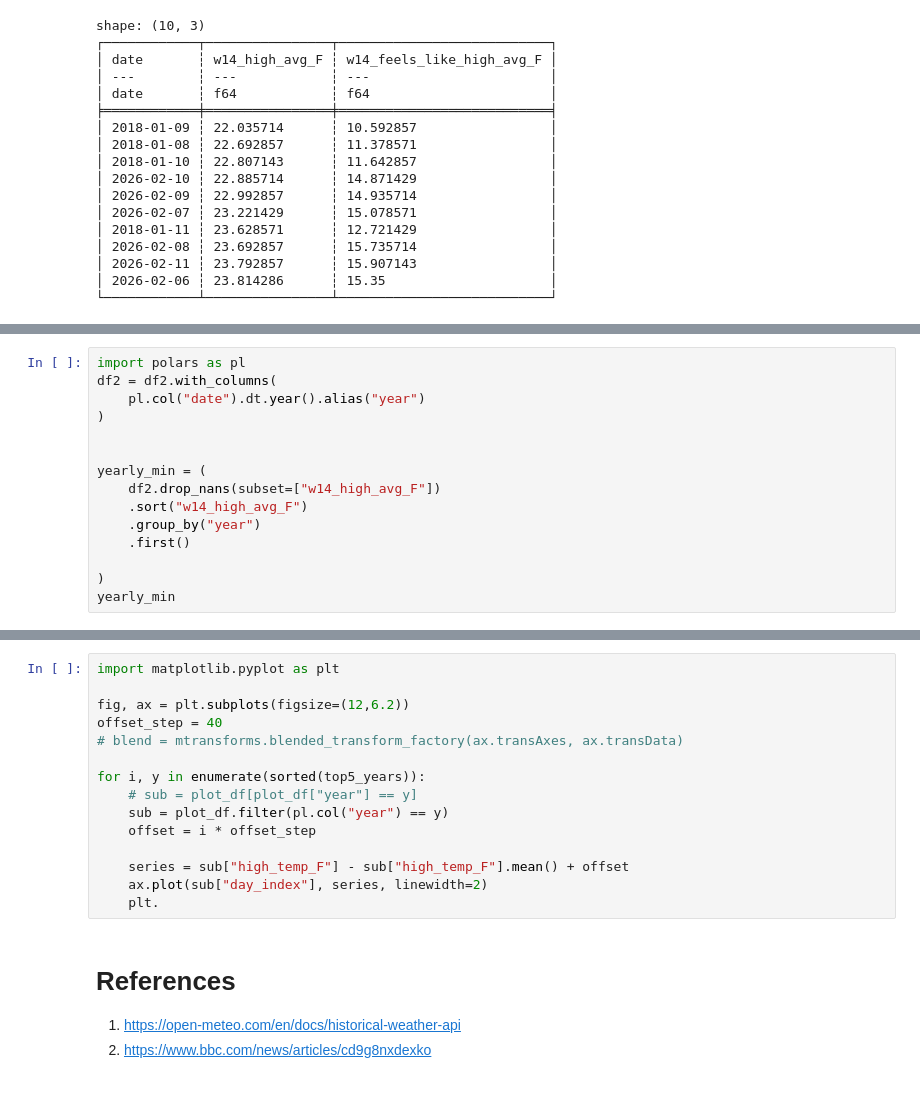
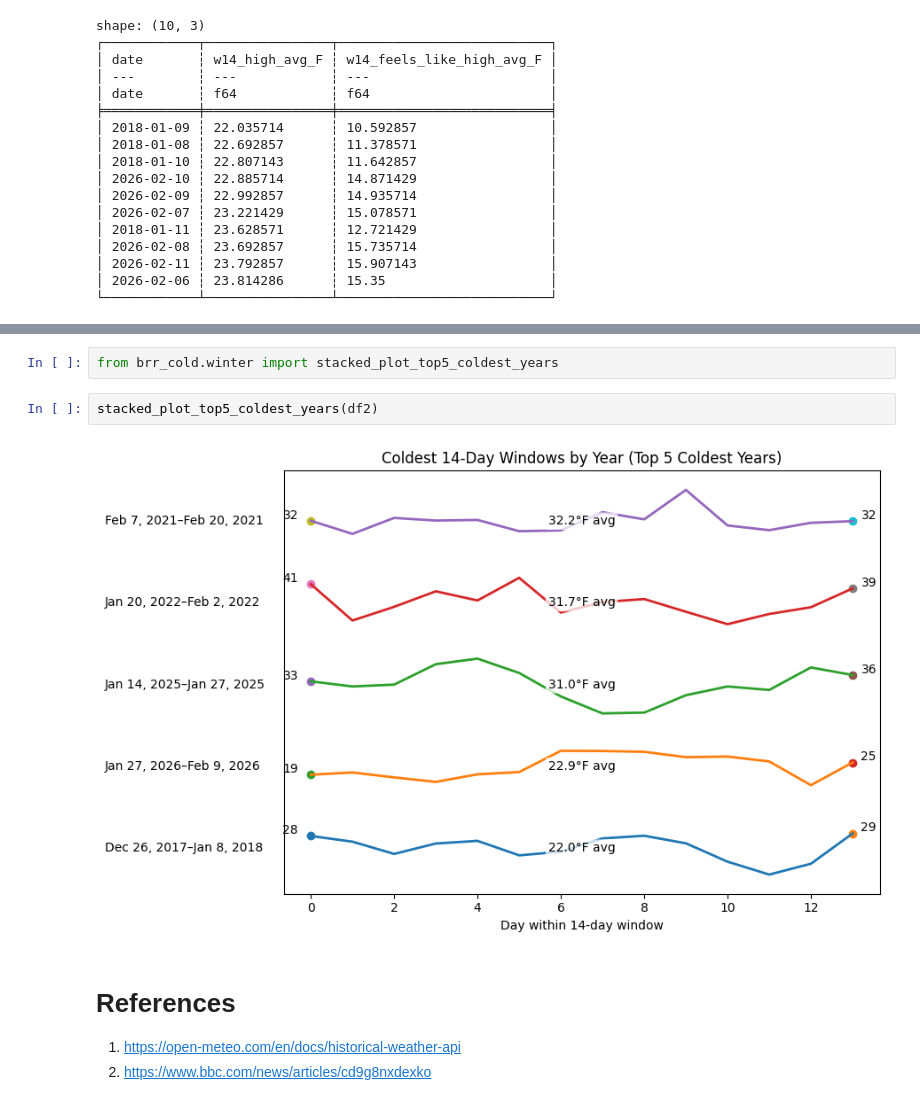
Before and after one commit to namoopsoo/brrrrrr, a Jupyter notebook: 2026-02-14--coldest.ipynb, the cells around one changed output, grey strips where cells are left out. Saved outputs shown, nothing was run; the diff lists cells and outputs as text.

```diff
--- a/2026-02-14--coldest.ipynb
+++ b/2026-02-14--coldest.ipynb
@@ -111,15 +109,0 @@ from datetime import timedelta
-# %%
-import polars as pl
-df2 = df2.with_columns(
-    pl.col("date").dt.year().alias("year")
-)
-
-
-yearly_min = (
-    df2.drop_nans(subset=["w14_high_avg_F"])
-    .sort("w14_high_avg_F")
-    .group_by("year")
-    .first()
-
-)
-yearly_min
@@ -260,18 +110,9 @@ shape: (70, 4)
-# %%
-import matplotlib.pyplot as plt
-
-fig, ax = plt.subplots(figsize=(12,6.2))
-offset_step = 40
-# blend = mtransforms.blended_transform_factory(ax.transAxes, ax.transData)
-
-for i, y in enumerate(sorted(top5_years)):
-    # sub = plot_df[plot_df["year"] == y]
-    sub = plot_df.filter(pl.col("year") == y)
-    offset = i * offset_step
-
-    series = sub["high_temp_F"] - sub["high_temp_F"].mean() + offset
-    ax.plot(sub["day_index"], series, linewidth=2)
-    plt.
+# %%
+from brr_cold.winter import stacked_plot_top5_coldest_years
+# %%
+stacked_plot_top5_coldest_years(df2)
+# %% [output]
+[figure, added]
 # %% [markdown]
 # References
 1. https://open-meteo.com/en/docs/historical-weather-api
```
Also changed, not shown: parts of 10 cells of this notebook, 1 other file.
